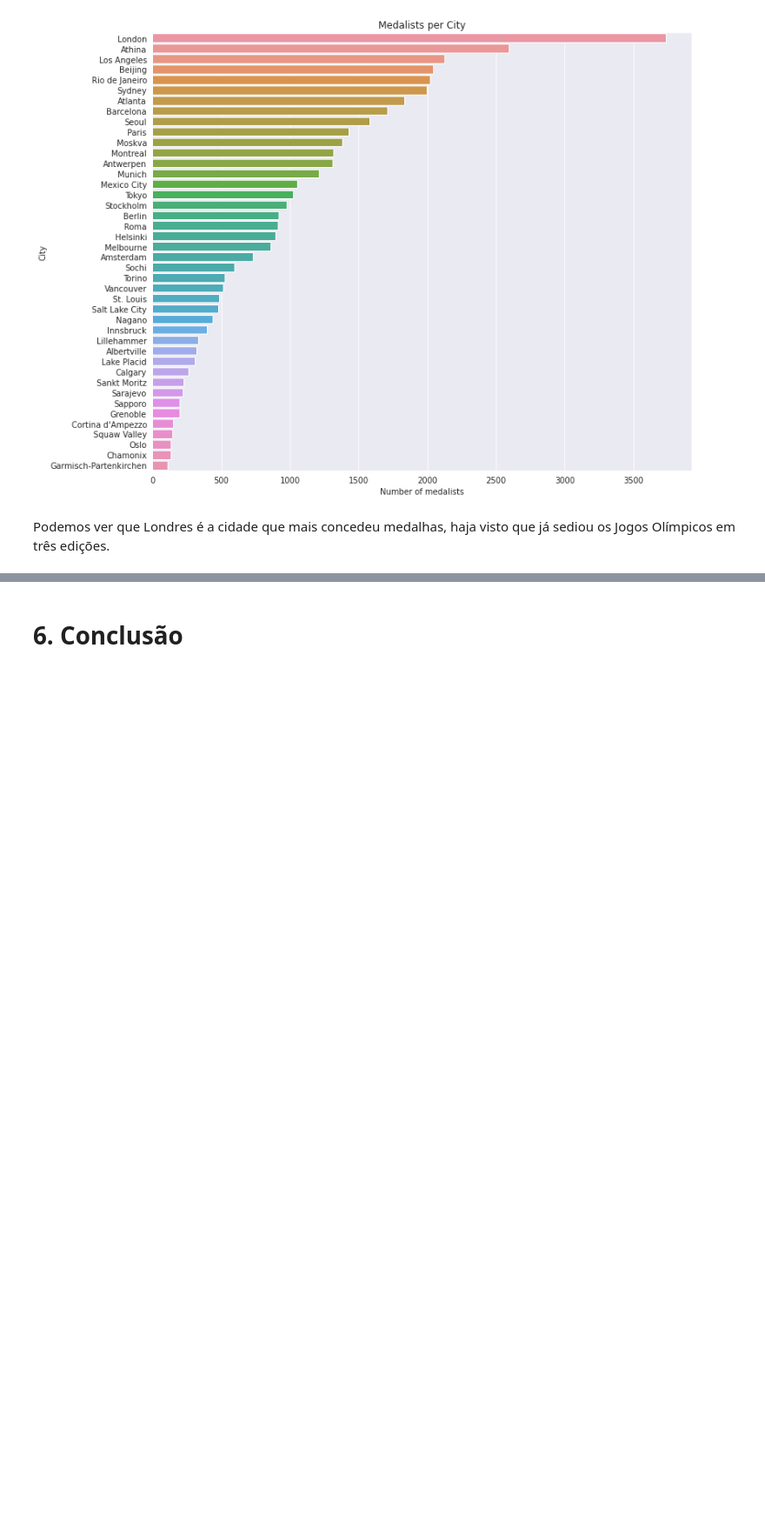
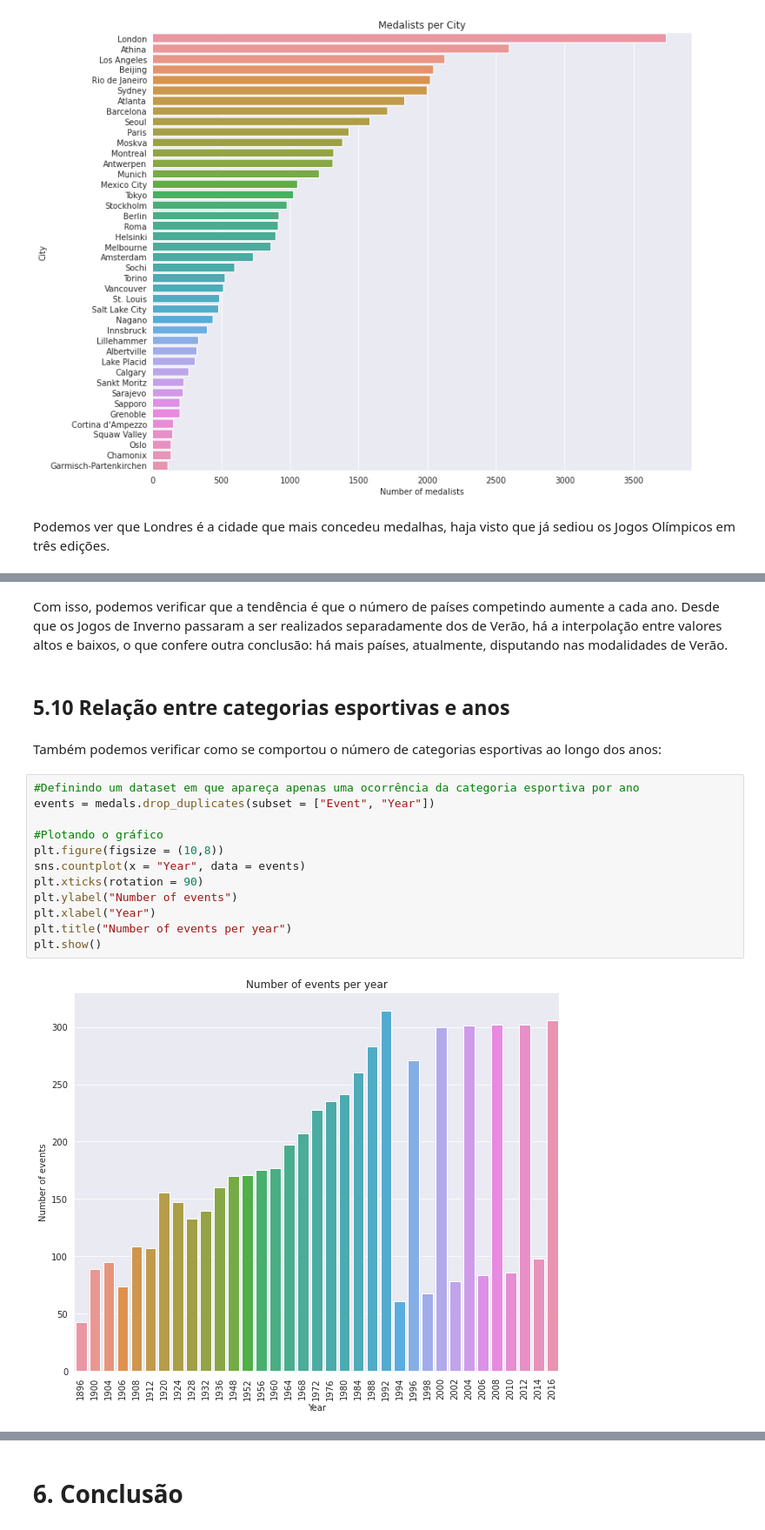
Before and after one commit to rianpf/mini_projeto_analise_e_limpeza, a Jupyter notebook: Analise_e_Limpeza.ipynb, the cells around one changed output, grey strips where cells are left out. Shown at 87% size. Drawn from its saved outputs; the diff is of its cells as text; blank space fills up the shorter version.

```diff
--- a/Analise_e_Limpeza.ipynb
+++ b/Analise_e_Limpeza.ipynb
@@ -816,0 +856,20 @@ Podemos ver que Londres é a cidade que mais concedeu medalhas, haja visto que j
+# %% [markdown]
+Com isso, podemos verificar que a tendência é que o número de países competindo aumente a cada ano. Desde que os Jogos de Inverno passaram a ser realizados separadamente dos de Verão, há a interpolação entre valores altos e baixos, o que confere outra conclusão: há mais países, atualmente, disputando nas modalidades de Verão.
+# %% [markdown]
+## 5.10 Relação entre categorias esportivas e anos
+# %% [markdown]
+Também podemos verificar como se comportou o número de categorias esportivas ao longo dos anos:
+# %%
+#Definindo um dataset em que apareça apenas uma ocorrência da categoria esportiva por ano
+events = medals.drop_duplicates(subset = ["Event", "Year"])
+
+#Plotando o gráfico
+plt.figure(figsize = (10,8))
+sns.countplot(x = "Year", data = events)
+plt.xticks(rotation = 90)
+plt.ylabel("Number of events")
+plt.xlabel("Year")
+plt.title("Number of events per year")
+plt.show()
+# %% [output]
+[figure, added]
```
Also changed, not shown: parts of 23 cells of this notebook.
